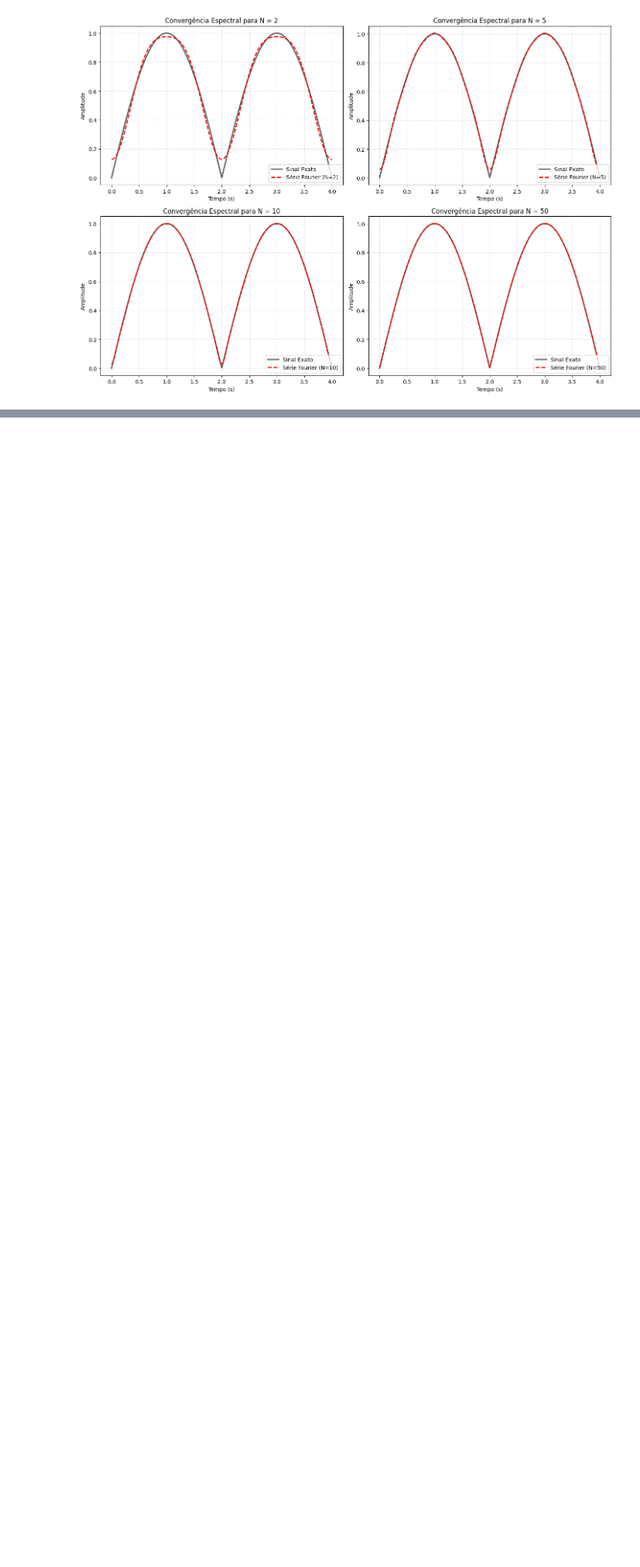
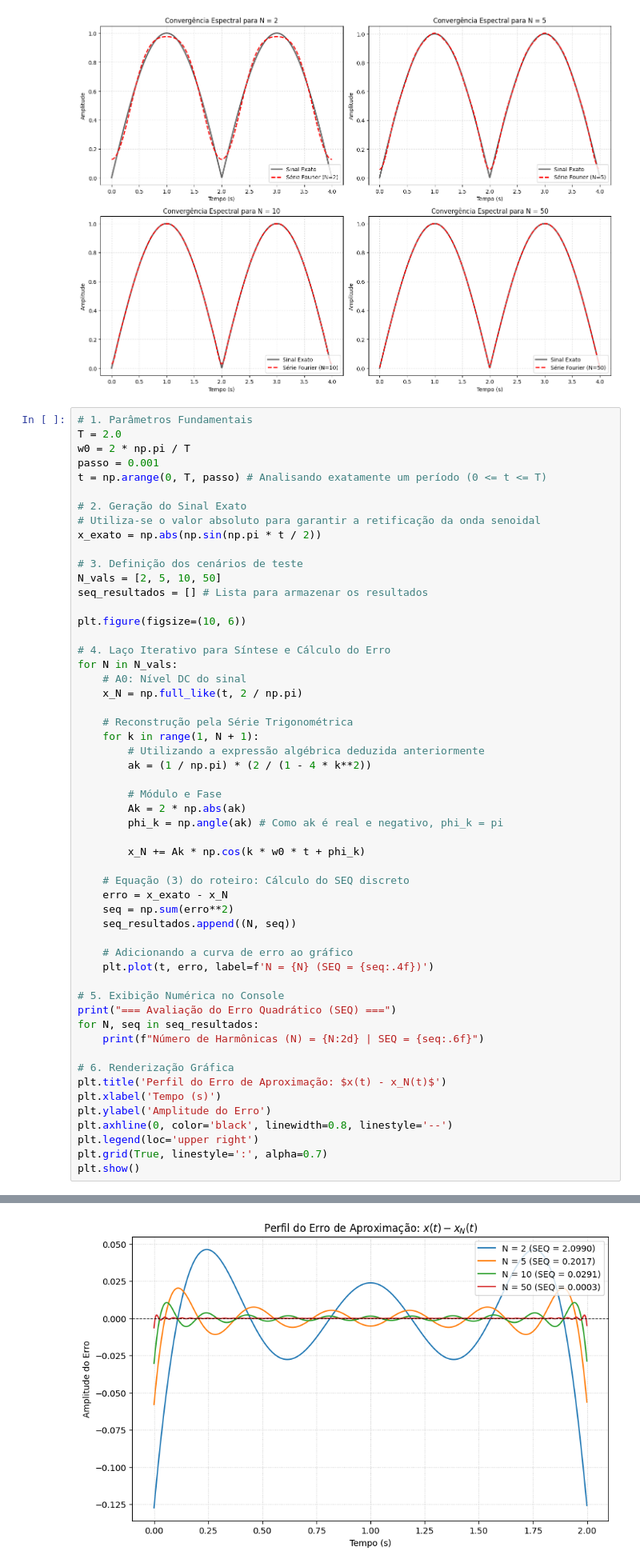
Before and after one commit to eduardoBorgonha/ufsc, a Jupyter notebook: processamento_digital_de_sinais/01_Serie_de_Fourier.ipynb, the cells around one changed output, grey strips where cells are left out. Shown at 80% size. Cells and saved outputs as stored; diff of their text form; blank space fills up the shorter version.

Commit message:
PDS: análise do erro do sinal retificado

```diff
--- a/processamento_digital_de_sinais/01_Serie_de_Fourier.ipynb
+++ b/processamento_digital_de_sinais/01_Serie_de_Fourier.ipynb
@@ -57,3 +57,58 @@ plt.tight_layout()
 plt.show()
 # %% [output]
 [figure]
+# %%
+# 1. Parâmetros Fundamentais
+T = 2.0
+w0 = 2 * np.pi / T
+passo = 0.001
+t = np.arange(0, T, passo) # Analisando exatamente um período (0 <= t <= T)
+
+# 2. Geração do Sinal Exato
+# Utiliza-se o valor absoluto para garantir a retificação da onda senoidal
+x_exato = np.abs(np.sin(np.pi * t / 2))
+
+# 3. Definição dos cenários de teste
+N_vals = [2, 5, 10, 50]
+seq_resultados = [] # Lista para armazenar os resultados
+
+plt.figure(figsize=(10, 6))
+
+# 4. Laço Iterativo para Síntese e Cálculo do Erro
+for N in N_vals:
+    # A0: Nível DC do sinal
+    x_N = np.full_like(t, 2 / np.pi)
+
+    # Reconstrução pela Série Trigonométrica
+    for k in range(1, N + 1):
+        # Utilizando a expressão algébrica deduzida anteriormente
+        ak = (1 / np.pi) * (2 / (1 - 4 * k**2))
+
+        # Módulo e Fase
+        Ak = 2 * np.abs(ak)
+        phi_k = np.angle(ak) # Como ak é real e negativo, phi_k = pi
+
+        x_N += Ak * np.cos(k * w0 * t + phi_k)
+
+    # Equação (3) do roteiro: Cálculo do SEQ discreto
+    erro = x_exato - x_N
+    seq = np.sum(erro**2)
+    seq_resultados.append((N, seq))
+
+    # Adicionando a curva de erro ao gráfico
+    plt.plot(t, erro, label=f'N = {N} (SEQ = {seq:.4f})')
+
+# 5. Exibição Numérica no Console
+print("=== Avaliação do Erro Quadrático (SEQ) ===")
+for N, seq in seq_resultados:
+    print(f"Número de Harmônicas (N) = {N:2d} | SEQ = {seq:.6f}")
+
+# 6. Renderização Gráfica
+plt.title('Perfil do Erro de Aproximação: $x(t) - x_N(t)$')
+plt.xlabel('Tempo (s)')
+plt.ylabel('Amplitude do Erro')
+plt.axhline(0, color='black', linewidth=0.8, linestyle='--')
+plt.legend(loc='upper right')
+plt.grid(True, linestyle=':', alpha=0.7)
+plt.show()
+# %% [output]
@@ -60,3 +120,4 @@ plt.show()
+[figure, added]
 # %% [markdown]
 # 2. Avaliação por Série de Fourier da Onda Quadrada
 # %%
```
Also changed, not shown: parts of 1 cell of this notebook.
